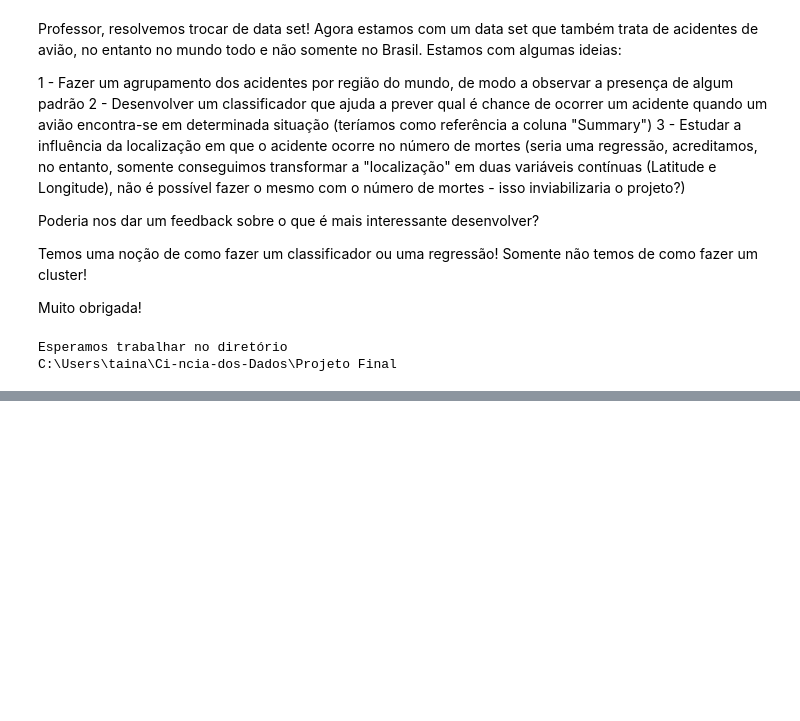
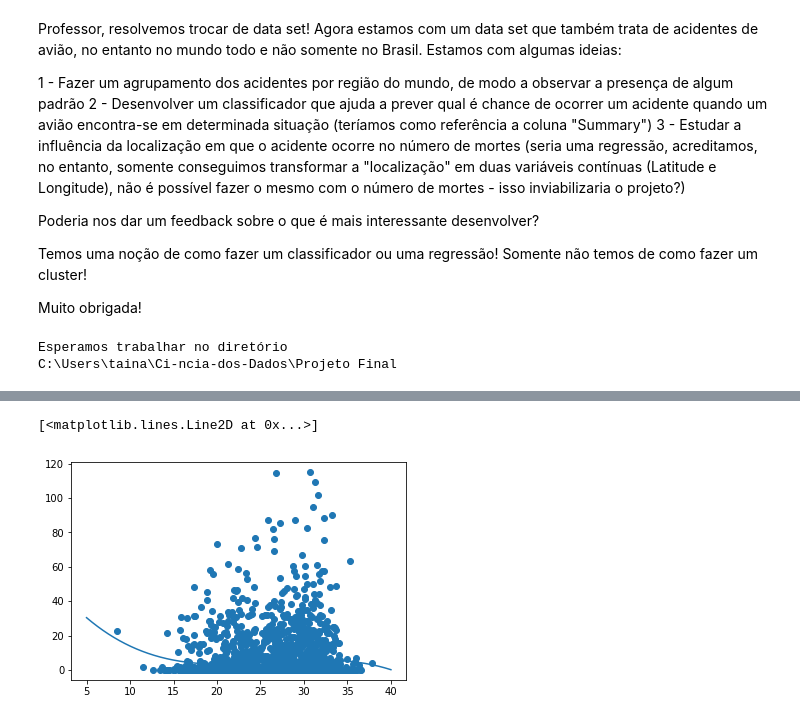
Before and after one commit to tainarasm/Ci-ncia-dos-Dados, a Jupyter notebook: Projeto Final/Projeto 3 - Ciência dos Dados.ipynb, the cells around one changed output, grey strips where cells are left out. Cells and saved outputs as stored; diff of their text form; code cells hidden in the pictures; blank space fills up the shorter version.

```diff
--- a/Projeto Final/Projeto 3 - Ciência dos Dados.ipynb
+++ b/Projeto Final/Projeto 3 - Ciência dos Dados.ipynb
@@ -50,0 +186,13 @@ acidentes = pd.read_excel('acidentes_de_aviao_desde_1908.xlsx')
+# %%
+from sklearn.pipeline import make_pipeline
+poly_model = make_pipeline(PolynomialFeatures(3),
+                           LinearRegression())
+
+poly_model.fit(lista_X[:, np.newaxis], lista_Y)
+yfit = poly_model.predict(xfit[:, np.newaxis])
+
+plt.scatter(lista_X, lista_Y)
+plt.plot(xfit, yfit)
+# %% [output]
+[<matplotlib.lines.Line2D at 0x...>]
+[figure, added]
```
Also changed, not shown: parts of 11 cells of this notebook.
